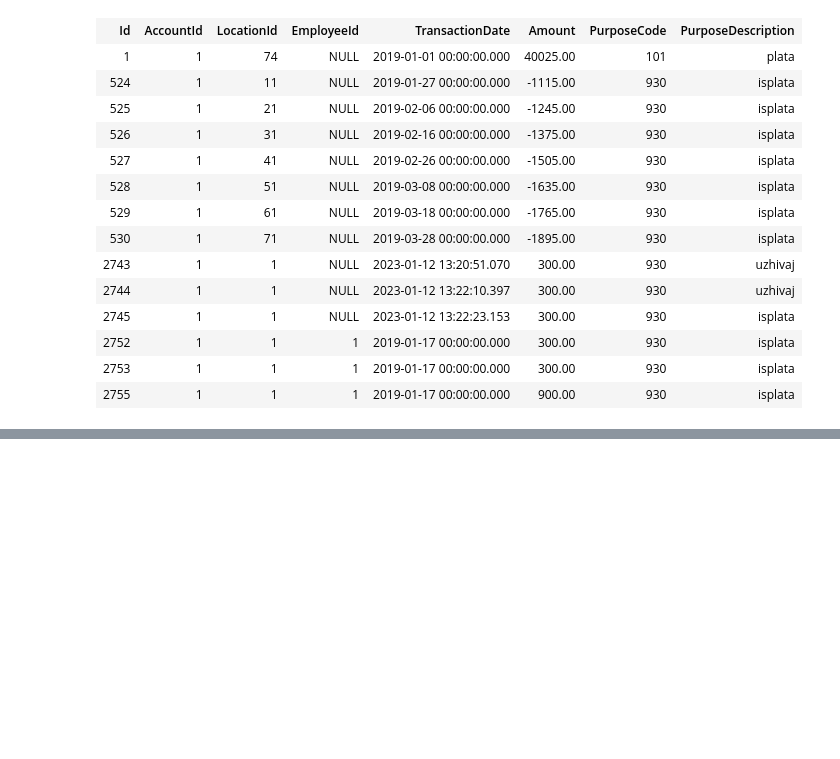
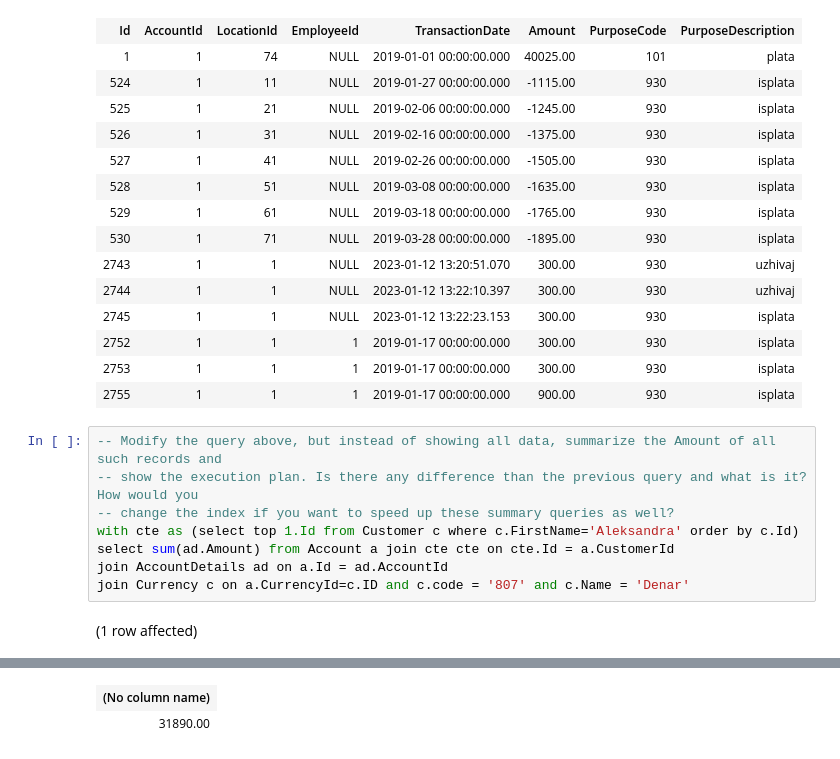
Before and after one commit to Miss4Chan/Databases, a Jupyter notebook: lab6.ipynb, the cells around one changed output, grey strips where cells are left out. Drawn from its saved outputs; the diff is of its cells as text; blank space fills up the shorter version.

```diff
--- a/lab6.ipynb
+++ b/lab6.ipynb
@@ -288,3 +288,13 @@ Total execution time: 00:00:00.017
 | 2752 | 1 | 1 | 1 | 2019-01-17 00:00:00.000 | 300.00 | 930 | isplata |
 | 2753 | 1 | 1 | 1 | 2019-01-17 00:00:00.000 | 300.00 | 930 | isplata |
 | 2755 | 1 | 1 | 1 | 2019-01-17 00:00:00.000 | 900.00 | 930 | isplata |
+# %%
+-- Modify the query above, but instead of showing all data, summarize the Amount of all such records and
+-- show the execution plan. Is there any difference than the previous query and what is it? How would you
+-- change the index if you want to speed up these summary queries as well?
+with cte as (select top 1.Id from Customer c where c.FirstName='Aleksandra' order by c.Id)
+select sum(ad.Amount) from Account a join cte cte on cte.Id = a.CustomerId
+join AccountDetails ad on a.Id = ad.AccountId
+join Currency c on a.CurrencyId=c.ID and c.code = '807' and c.Name = 'Denar'
+# %% [output]
+(1 row affected)
@@ -290,0 +302,2 @@ Total execution time: 00:00:00.017
+| (No column name) |
+| 31890.00 |
```
Also changed, not shown: parts of 3 cells of this notebook.
